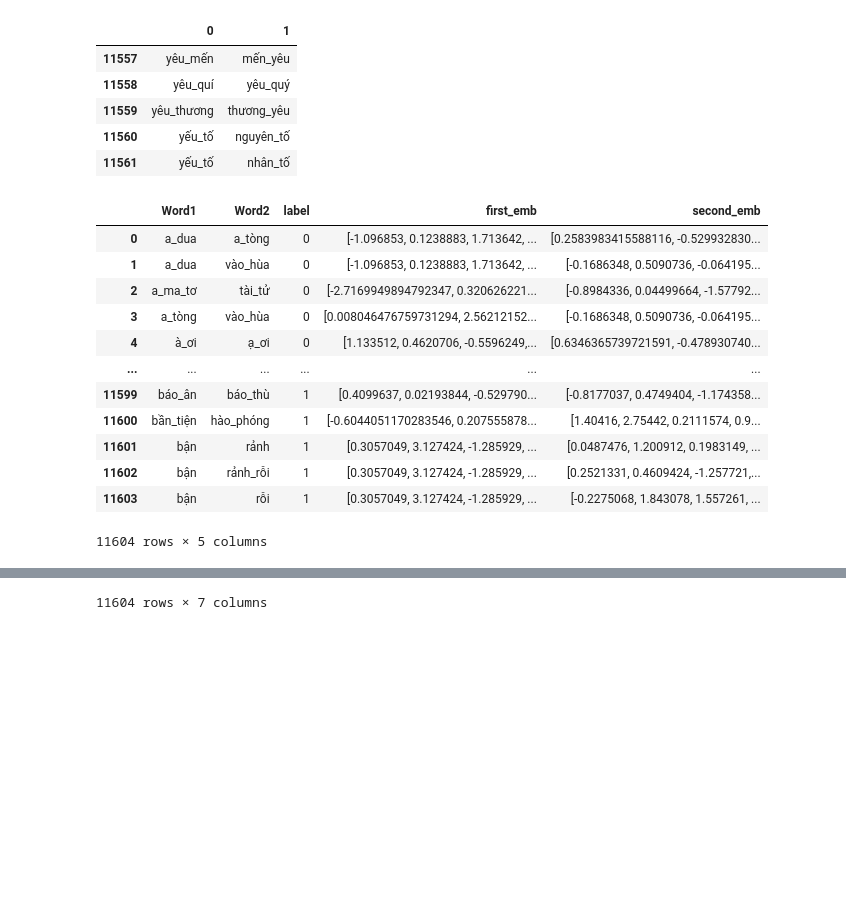
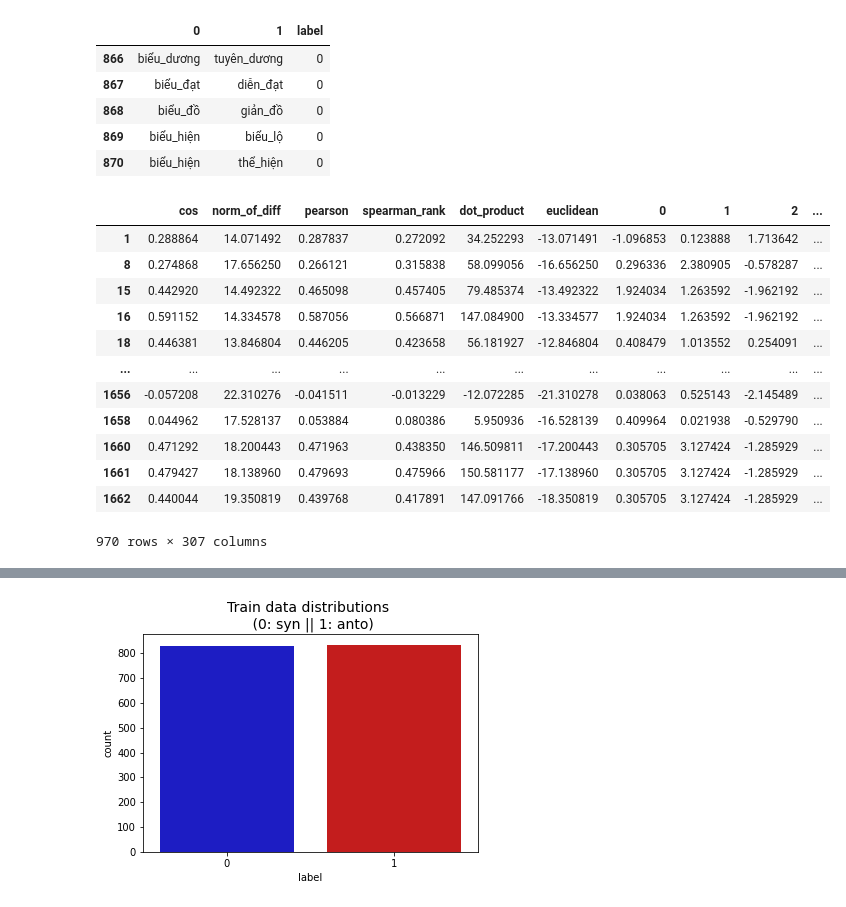
Before and after one commit to superkink3124/Word-Similarity, a Jupyter notebook: task/task3.ipynb, the cells around one changed output, grey strips where cells are left out. Drawn from its saved outputs; the diff is of its cells as text; code cells hidden in the pictures; blank space fills up the shorter version.

```diff
--- a/task/task3.ipynb
+++ b/task/task3.ipynb
@@ -68,18 +68,27 @@ def dot_product(e1, e2):
 def euclidean(e1, e2):
     return 1 - spatial.distance.euclidean(e1, e2)
 
-def make_feature(input_table):
+def make_feature(input_table, drop_miss=False):
     features = input_table.copy()
     features['first_emb'] = features.apply(lambda row: emb_getter.get(row['Word1']), axis=1)
     features['second_emb'] = features.apply(lambda row: emb_getter.get(row['Word2']), axis=1)
-    display(features)
+
     features['cos'] = features.apply(lambda row: 1 - spatial.distance.cosine(row['first_emb'], row['second_emb']), axis=1)
     features['norm_of_diff'] = features.apply(lambda row: np.linalg.norm(row['first_emb'] - row['second_emb']), axis=1)
     features['pearson'] = features.apply(lambda row: pearson(row['first_emb'], row['second_emb']), axis=1)
     features['spearman_rank'] = features.apply(lambda row: spearman_rank(row['first_emb'], row['second_emb']), axis=1)
     features['dot_product'] = features.apply(lambda row: dot_product(row['first_emb'], row['second_emb']), axis=1)
     features['euclidean'] = features.apply(lambda row: euclidean(row['first_emb'], row['second_emb']), axis=1)
+
+
+    df1 = pd.DataFrame(features['first_emb'].values.tolist())
+    df2 = pd.DataFrame(features['second_emb'].values.tolist())
+    df3 = pd.concat([df1, df2], axis=1)
+    features = pd.concat([features, df3], axis=1)
     features['emb_miss'] = features.apply(lambda row: 0 if (emb_getter.contains(row['Word1']) and emb_getter.contains(row['Word2'])) else 1, axis=1)
+
+    if drop_miss:
+        features = features.loc[features['emb_miss'] == 0]
     return features
 # %%
 # load test data
@@ -92,10 +101,12 @@ test_data = pd.concat([p1, p2, p3])
 test_data['label'] = test_data.apply(lambda row: 1 if row['Relation'] == 'ANT' else 0, axis=1)
 test_data = test_data.reset_index().drop(columns = ['Relation', 'index'])
 display(test_data)
-test_features = make_feature(test_data)
+test_features = make_feature(test_data, drop_miss=True)
 display(test_features)
+
 X_test = test_features.drop(columns=["Word1", "Word2", "first_emb", "second_emb", "label"])
 y_test = np.array(test_features['label'].astype(np.int32)).reshape((-1, ))
+
 display(X_test)
 # %% [output]
 |  | Word1 | Word2 | label |
@@ -167,19 +165,28 @@ plt.show()
 
 #load train data
 anto = pd.read_table("../antonym-synonym set/Antonym_vietnamese.txt", sep=" ", header=None)
-syn = pd.read_table("../antonym-synonym set/Synonym_vietnamese.txt", sep=" ", header=None)
+syn = pd.read_table("../antonym-synonym set/Synonym_vietnamese.txt", sep=" ", header=None).truncate(after=870)
+
+anto["label"] = 1
+syn["label"] = 0
 display(anto.tail())
 display(syn.tail())
-anto["label"] = 1
-syn["label"] = 0
+
 data = pd.concat([syn, anto])
 data.columns = ["Word1", "Word2", "label"]
 
 # REMOVE LEAKAGE DATA
 data = data[~data.set_index(['Word1','Word2']).index.isin(test_features.set_index(['Word1','Word2']).index)].reset_index().drop(columns="index")
-features = make_feature(data)
+features = make_feature(data, drop_miss=True)
+
+
 X = features.drop(columns=["Word1", "Word2", "first_emb", "second_emb", "label"])
 y = np.array(features['label'].astype(np.int32)).reshape((-1, ))
 
 display(X)
+colors = ["#0101DF", "#DF0101"]
+
+sns.countplot(x="label", data=data, palette=colors)
+plt.title('Train data distributions \n (0: syn || 1: anto)', fontsize=14)
+plt.show()
 # %% [output]
@@ -192,19 +199,19 @@ display(X)
-|  | 0 | 1 |
-| 11557 | yêu_mến | mến_yêu |
-| 11558 | yêu_quí | yêu_quý |
-| 11559 | yêu_thương | thương_yêu |
-| 11560 | yếu_tố | nguyên_tố |
-| 11561 | yếu_tố | nhân_tố |
+|  | 0 | 1 | label |
+| 866 | biểu_dương | tuyên_dương | 0 |
+| 867 | biểu_đạt | diễn_đạt | 0 |
+| 868 | biểu_đồ | giản_đồ | 0 |
+| 869 | biểu_hiện | biểu_lộ | 0 |
+| 870 | biểu_hiện | thể_hiện | 0 |
-|  | Word1 | Word2 | label | first_emb | second_emb |
-| 0 | a_dua | a_tòng | 0 | [-1.096853, 0.1238883, 1.713642, ... | [0.2583983415588116, -0.529932830... |
-| 1 | a_dua | vào_hùa | 0 | [-1.096853, 0.1238883, 1.713642, ... | [-0.1686348, 0.5090736, -0.064195... |
-| 2 | a_ma_tơ | tài_tử | 0 | [-2.7169949894792347, 0.320626221... | [-0.8984336, 0.04499664, -1.57792... |
-| 3 | a_tòng | vào_hùa | 0 | [0.008046476759731294, 2.56212152... | [-0.1686348, 0.5090736, -0.064195... |
-| 4 | à_ơi | ạ_ơi | 0 | [1.133512, 0.4620706, -0.5596249,... | [0.6346365739721591, -0.478930740... |
-| ... | ... | ... | ... | ... | ... |
-| 11599 | báo_ân | báo_thù | 1 | [0.4099637, 0.02193844, -0.529790... | [-0.8177037, 0.4749404, -1.174358... |
-| 11600 | bần_tiện | hào_phóng | 1 | [-0.6044051170283546, 0.207555878... | [1.40416, 2.75442, 0.2111574, 0.9... |
-| 11601 | bận | rảnh | 1 | [0.3057049, 3.127424, -1.285929, ... | [0.0487476, 1.200912, 0.1983149, ... |
-| 11602 | bận | rảnh_rỗi | 1 | [0.3057049, 3.127424, -1.285929, ... | [0.2521331, 0.4609424, -1.257721,... |
-| 11603 | bận | rỗi | 1 | [0.3057049, 3.127424, -1.285929, ... | [-0.2275068, 1.843078, 1.557261, ... |
+|  | cos | norm_of_diff | pearson | spearman_rank | dot_product | euclidean | 0 | 1 | 2 | ... |
+| 1 | 0.288864 | 14.071492 | 0.287837 | 0.272092 | 34.252293 | -13.071491 | -1.096853 | 0.123888 | 1.713642 | ... |
+| 8 | 0.274868 | 17.656250 | 0.266121 | 0.315838 | 58.099056 | -16.656250 | 0.296336 | 2.380905 | -0.578287 | ... |
+| 15 | 0.442920 | 14.492322 | 0.465098 | 0.457405 | 79.485374 | -13.492322 | 1.924034 | 1.263592 | -1.962192 | ... |
+| 16 | 0.591152 | 14.334578 | 0.587056 | 0.566871 | 147.084900 | -13.334577 | 1.924034 | 1.263592 | -1.962192 | ... |
+| 18 | 0.446381 | 13.846804 | 0.446205 | 0.423658 | 56.181927 | -12.846804 | 0.408479 | 1.013552 | 0.254091 | ... |
+| ... | ... | ... | ... | ... | ... | ... | ... | ... | ... | ... |
+| 1656 | -0.057208 | 22.310276 | -0.041511 | -0.013229 | -12.072285 | -21.310278 | 0.038063 | 0.525143 | -2.145489 | ... |
+| 1658 | 0.044962 | 17.528137 | 0.053884 | 0.080386 | 5.950936 | -16.528139 | 0.409964 | 0.021938 | -0.529790 | ... |
+| 1660 | 0.471292 | 18.200443 | 0.471963 | 0.438350 | 146.509811 | -17.200443 | 0.305705 | 3.127424 | -1.285929 | ... |
+| 1661 | 0.479427 | 18.138960 | 0.479693 | 0.475966 | 150.581177 | -17.138960 | 0.305705 | 3.127424 | -1.285929 | ... |
+| 1662 | 0.440044 | 19.350819 | 0.439768 | 0.417891 | 147.091766 | -18.350819 | 0.305705 | 3.127424 | -1.285929 | ... |
-11604 rows × 5 columns
+970 rows × 307 columns
@@ -223,2 +218,2 @@ display(X)
-11604 rows × 7 columns
+[figure, added]
 # %%
```
Also changed, not shown: parts of 7 cells of this notebook.
